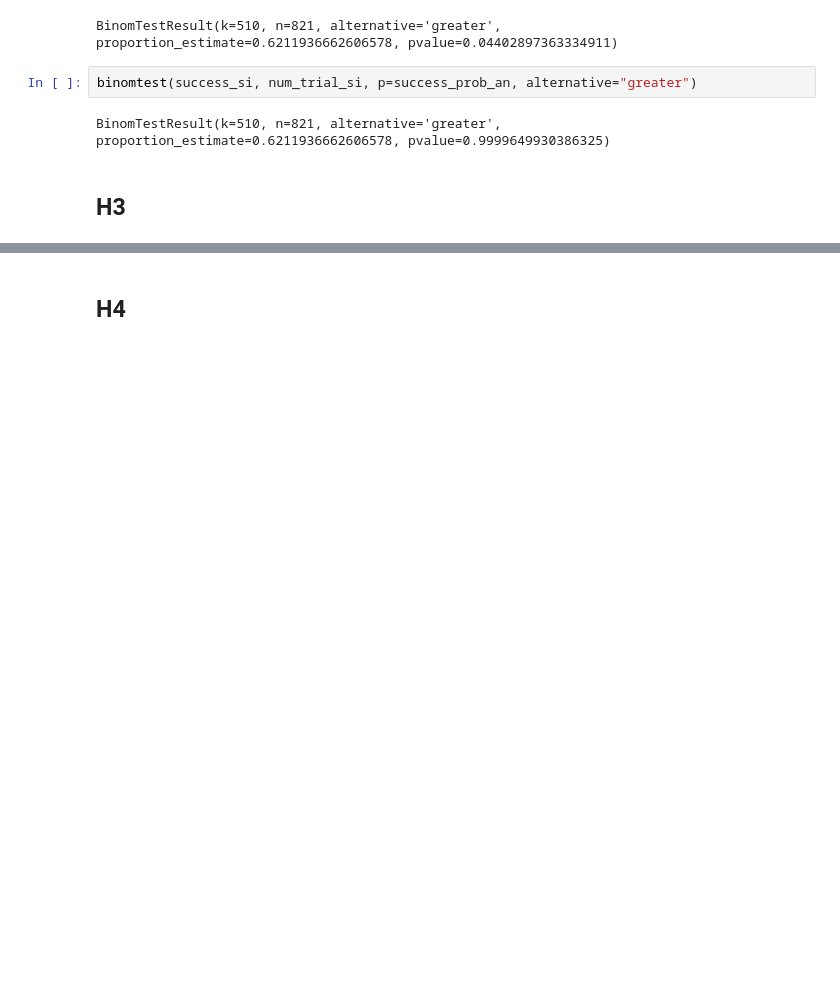
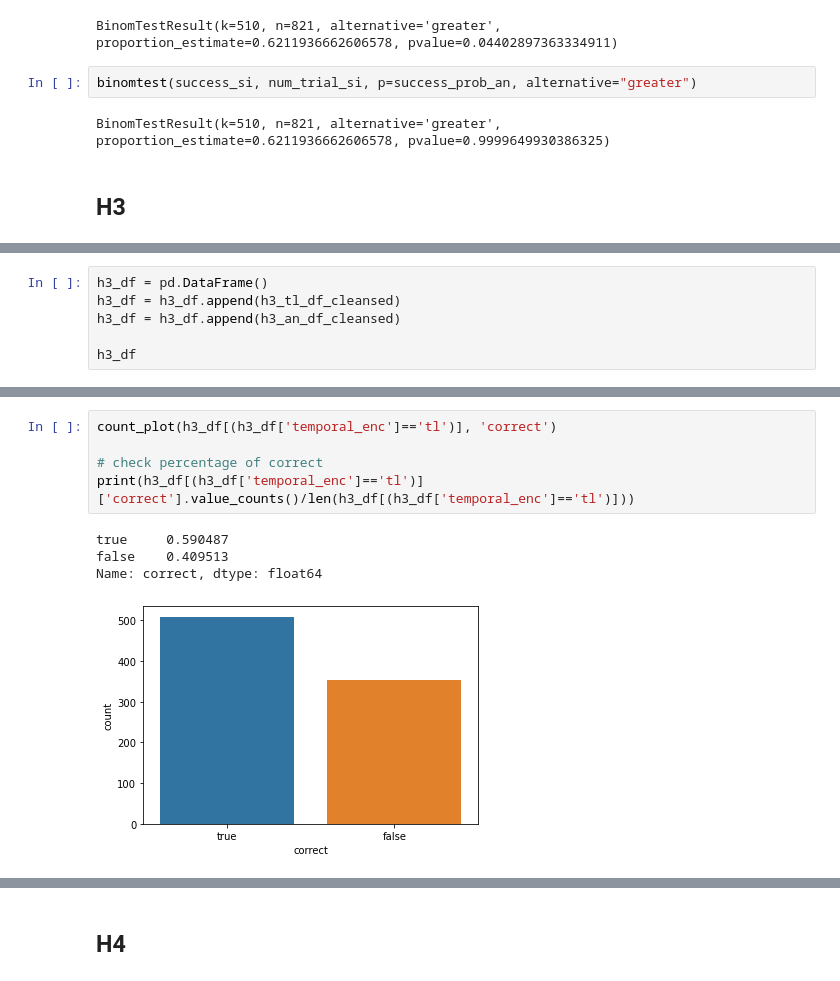
Before and after one commit to velitchko/graph-vis-evaluation-ext, a Jupyter notebook: python/Hypotheses.ipynb, the cells around one changed output, grey strips where cells are left out. Cells and saved outputs as stored; diff of their text form; blank space fills up the shorter version.

```diff
--- a/python/Hypotheses.ipynb
+++ b/python/Hypotheses.ipynb
@@ -831,0 +908,6 @@ shapiro_wilk(h3_an_df_cleansed['time_trans'])
+# %%
+h3_df = pd.DataFrame()
+h3_df = h3_df.append(h3_tl_df_cleansed)
+h3_df = h3_df.append(h3_an_df_cleansed)
+
+h3_df
@@ -831,0 +954,10 @@ shapiro_wilk(h3_an_df_cleansed['time_trans'])
+# %%
+count_plot(h3_df[(h3_df['temporal_enc']=='tl')], 'correct')
+
+# check percentage of correct
+print(h3_df[(h3_df['temporal_enc']=='tl')]['correct'].value_counts()/len(h3_df[(h3_df['temporal_enc']=='tl')]))
+# %% [output]
+true     0.590487
+false    0.409513
+Name: correct, dtype: float64
+[figure, added]
```
Also changed, not shown: parts of 60 cells of this notebook.
